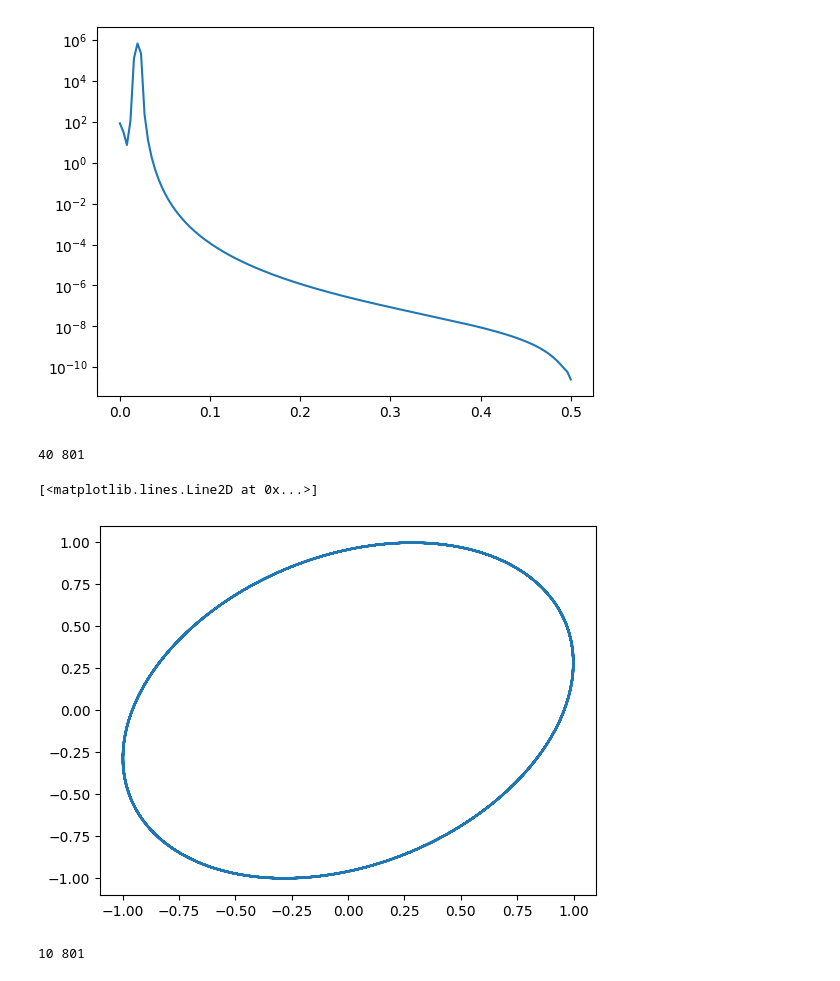
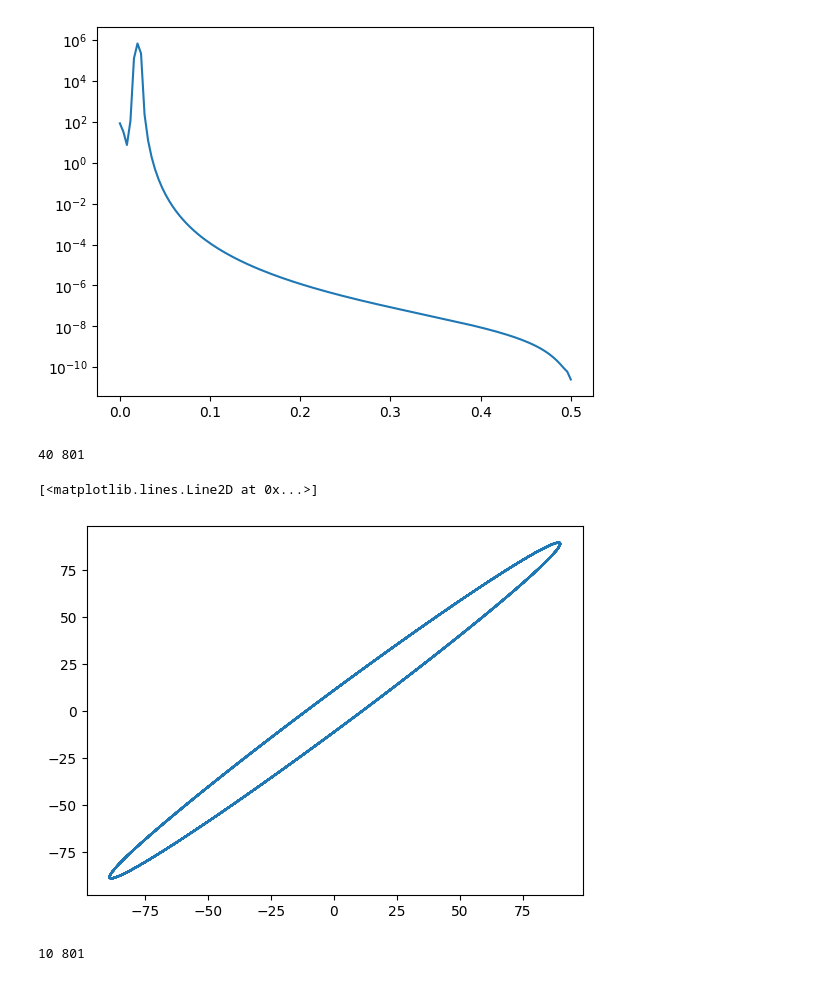
Before and after one commit to callieham/Year-3, a Jupyter notebook: Scientific Computing/project_3_testing.ipynb, the cells around one changed output. Drawn from its saved outputs; the diff is of its cells as text; code cells hidden in the pictures.

```diff
--- a/Scientific Computing/project_3_testing.ipynb
+++ b/Scientific Computing/project_3_testing.ipynb
@@ -522,18 +573,18 @@ fB[np.argmax(PxxB)]
 # %%
 f = fB[np.argmax(PxxB)]
 dt = t[1]
 tau = 1/(5*f)
 Del = int(tau/dt)
 x = u[:, 54]
 print(Del,x.size)
 v1 = np.vstack([x[:-2*Del],x[Del:-Del],x[2*Del:]])
 v1.shape
 v10 = v1.copy()
-plt.plot(v1[0],v1[1])
+plt.plot(Anew[0, :-1], Anew[0, 1:])
 # %% [output]
 40 801
 [<matplotlib.lines.Line2D at 0x...>]
-[figure, old version]
+[figure, new version]
 # %%
 tau = tau/4
 Del = int(tau/dt)
```
Also changed, not shown: parts of 4 cells of this notebook, 1 other file.
